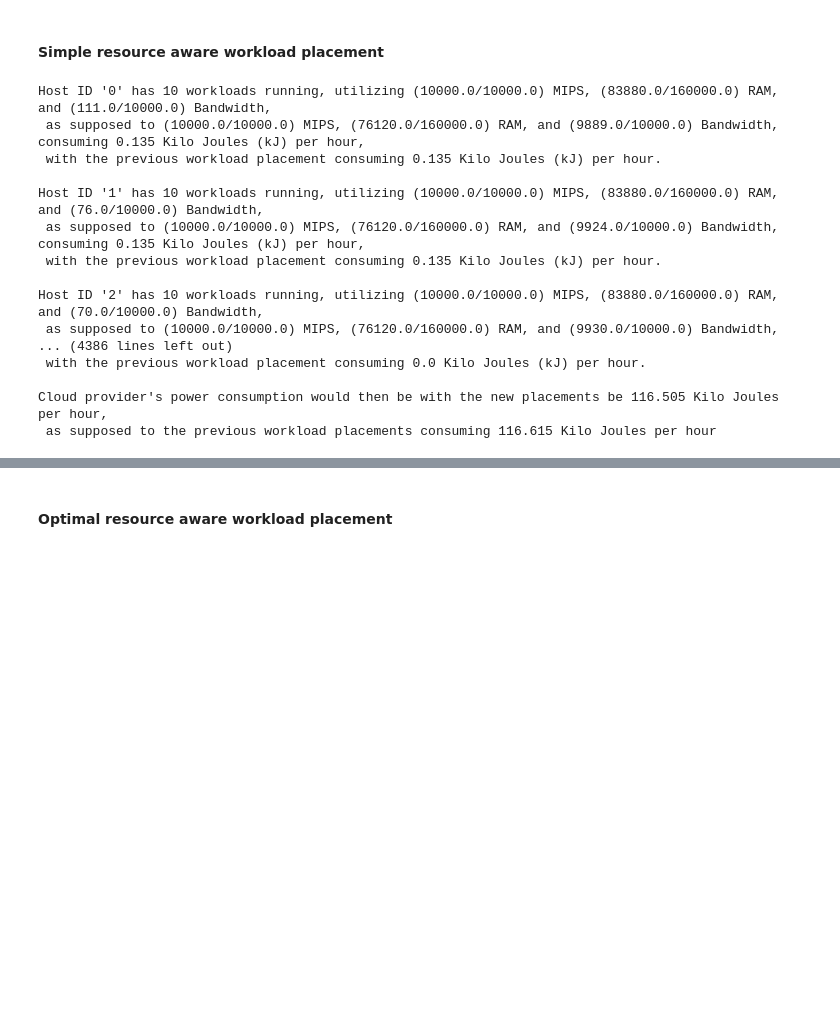
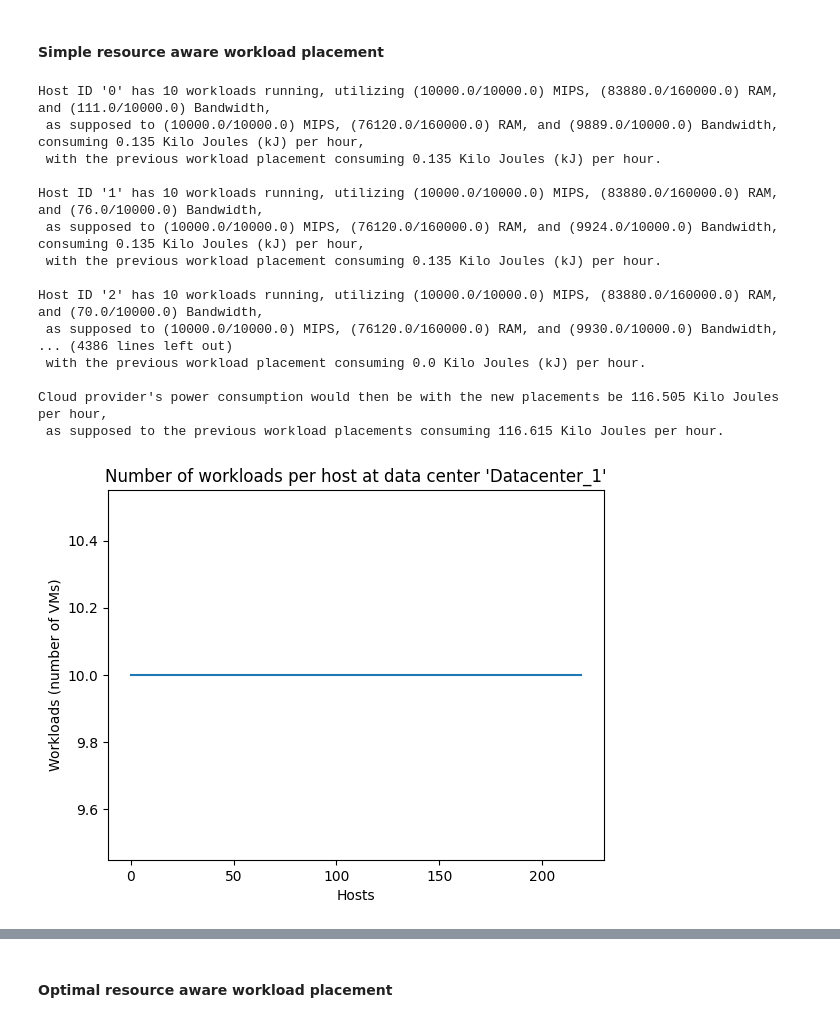
Before and after one commit to KhalidAFarah/cloud-energy-efficiency, a Jupyter notebook: evaluation/workload_placement.ipynb, the cells around one changed output, grey strips where cells are left out. Drawn from its saved outputs; the diff is of its cells as text; code cells hidden in the pictures; blank space fills up the shorter version.

```diff
--- a/evaluation/workload_placement.ipynb
+++ b/evaluation/workload_placement.ipynb
@@ -63,6 +63,7 @@ hosts = []
 for index, sample in dataset[dataset['time'] == 300.01].iterrows():
     hosts.append({
         "id": index,
+        "datacenter": sample['datacenter_name'],
         "active": sample['active'],
         "power_model": sample['power_model'].split(","),
         "pes": int(sample['number_of_pes']),
@@ -114,11 +115,24 @@ for index_host, host in enumerate(hosts):
 # Calculating the resource utilzation and the energy consumption.
 new_power_per_host = np.array([])
 current_power_per_host = np.array([])
+new_workloads_placement_per_datacenter_per_host = {}
+
+new_workloads_placement_per_host = np.array([])
 for index_host, host in enumerate(new_workloads_placement):
     used_mips = 0
     used_ram = 0
     used_bw = 0
     vms = len(host)
+
+    new_workloads_placement_per_host = np.append(new_workloads_placement_per_host, vms)
+    # print(new_workloads_placement_per_datacenter_per_host.keys() in )
+    # print(hosts[index_host]['datacenter'])
+    # print(new_workloads_placement_per_datacenter_per_host['sd'])
+    # print(new_workloads_placement_per_datacenter_per_host[hosts[index_host]['datacenter']])
+    if hosts[index_host]['datacenter'] not in new_workloads_placement_per_datacenter_per_host.keys():
+        # print(new_workloads_placement_per_datacenter_per_host[hosts[index_host]['datacenter']])
+        new_workloads_placement_per_datacenter_per_host[hosts[index_host]['datacenter']] = np.array([])
+    new_workloads_placement_per_datacenter_per_host[hosts[index_host]['datacenter']] = np.append(new_workloads_placement_per_datacenter_per_host[hosts[index_host]['datacenter']], vms)
 
     new_host_power = 0
     current_host_power = 0
@@ -153,31 +167,49 @@ for index_host, host in enumerate(new_workloads_placement):
             current_host_power = utilization * 10
 
         utilization_floor = int(math.floor(utilization * 10))
         utilization_ceil = int(math.ceil(utilization * 10))
         power_floor = float(hosts[index_host]['power_model'][utilization_floor])
         power_ceil = float(hosts[index_host]['power_model'][utilization_ceil])
 
         diff = (power_ceil - power_floor) / 10
         current_host_power = power_floor + diff * (utilization - utilization_floor / 10) * 100
         current_power_per_host = np.append(current_power_per_host, current_host_power)
 
     print(f"Host ID '{index_host}' has {vms} workloads running, utilizing ({used_mips}/{hosts[index_host]['mips']}) MIPS, ({used_ram}/{hosts[index_host]['ram']}) RAM, and ({used_bw}/{hosts[index_host]['bw']}) Bandwidth,\n as supposed to ({hosts[index_host]['used_mips']}/{hosts[index_host]['mips']}) MIPS, ({hosts[index_host]['used_ram']}/{hosts[index_host]['ram']}) RAM, and ({hosts[index_host]['used_bw']}/{hosts[index_host]['bw']}) Bandwidth, \nconsuming {(new_host_power * 1)/1000} Kilo Joules (kJ) per hour,\n with the previous workload placement consuming {(current_host_power * 1)/1000} Kilo Joules (kJ) per hour.\n")
 print(f"Cloud provider's power consumption would then be with the new placements be {(sum(new_power_per_host) * 1)/1000} Kilo Joules per hour,\n as supposed to the previous workload placements consuming {(sum(current_power_per_host) * 1)/1000} Kilo Joules per hour.")
+
+
+for key in new_workloads_placement_per_datacenter_per_host.keys():
+    print()
+    plt.plot(np.arange(len(new_workloads_placement_per_datacenter_per_host[key])), new_workloads_placement_per_datacenter_per_host[key], label="Workloads per host")
+    plt.xlabel("Hosts")
+    plt.ylabel("Workloads (number of VMs)")
+    plt.title(f"Number of workloads per host at data center '{key}'")
+    #plt.legend()
+    plt.show()
+
+plt.plot(np.arange(len(new_workloads_placement_per_host)), new_workloads_placement_per_host, label="Workloads per host")
+plt.xlabel("Hosts")
+plt.ylabel("Workloads (number of VMs)")
+plt.title("Number of workloads per host")
+#plt.legend()
+plt.show()
 # %% [output]
 Host ID '0' has 10 workloads running, utilizing (10000.0/10000.0) MIPS, (83880.0/160000.0) RAM, and (111.0/10000.0) Bandwidth,
  as supposed to (10000.0/10000.0) MIPS, (76120.0/160000.0) RAM, and (9889.0/10000.0) Bandwidth,
 consuming 0.135 Kilo Joules (kJ) per hour,
  with the previous workload placement consuming 0.135 Kilo Joules (kJ) per hour.
 
 Host ID '1' has 10 workloads running, utilizing (10000.0/10000.0) MIPS, (83880.0/160000.0) RAM, and (76.0/10000.0) Bandwidth,
  as supposed to (10000.0/10000.0) MIPS, (76120.0/160000.0) RAM, and (9924.0/10000.0) Bandwidth,
 consuming 0.135 Kilo Joules (kJ) per hour,
  with the previous workload placement consuming 0.135 Kilo Joules (kJ) per hour.
 
 Host ID '2' has 10 workloads running, utilizing (10000.0/10000.0) MIPS, (83880.0/160000.0) RAM, and (70.0/10000.0) Bandwidth,
  as supposed to (10000.0/10000.0) MIPS, (76120.0/160000.0) RAM, and (9930.0/10000.0) Bandwidth,
 ... (4386 lines left out)
  with the previous workload placement consuming 0.0 Kilo Joules (kJ) per hour.
 
 Cloud provider's power consumption would then be with the new placements be 116.505 Kilo Joules per hour,
- as supposed to the previous workload placements consuming 116.615 Kilo Joules per hour
+ as supposed to the previous workload placements consuming 116.615 Kilo Joules per hour.
+[figure, added]
```
Also changed, not shown: parts of 1 cell of this notebook, 6 other files.
